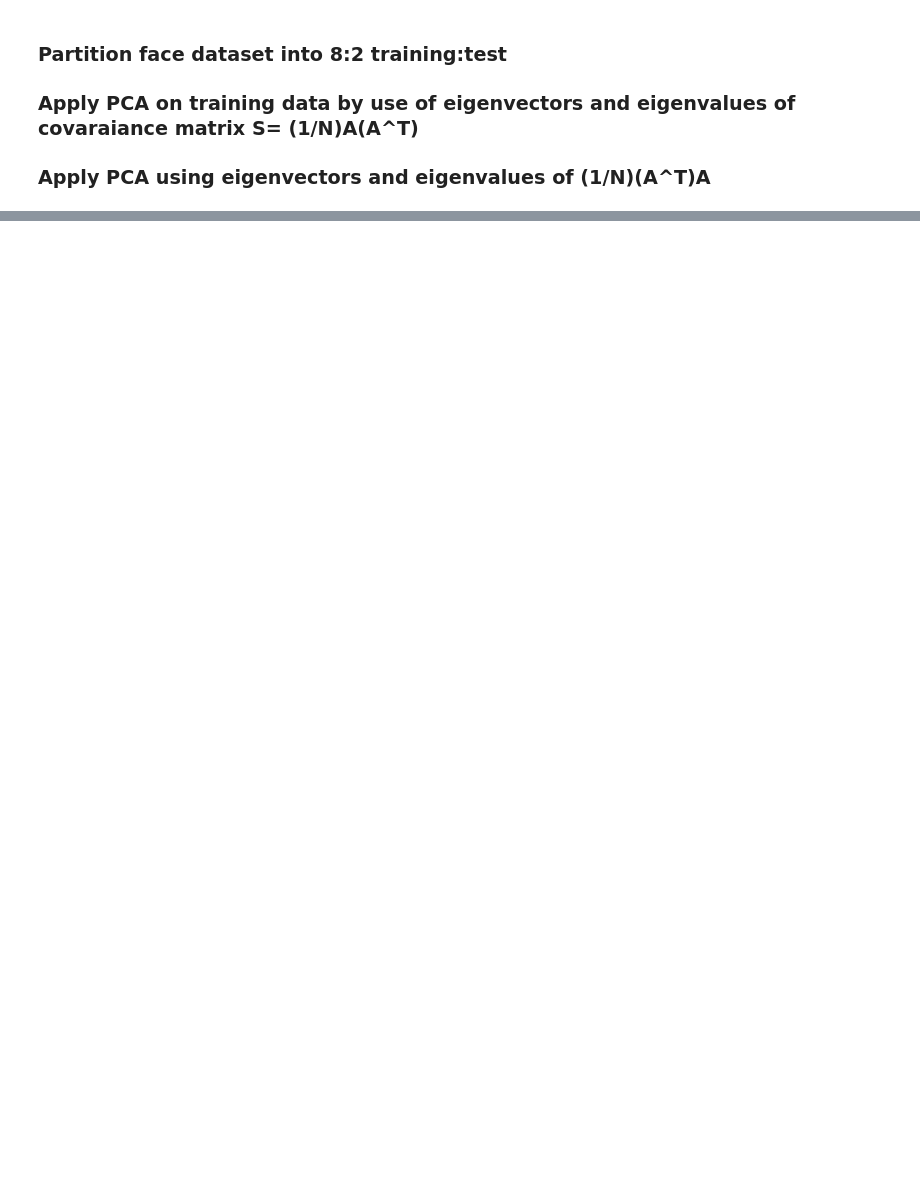
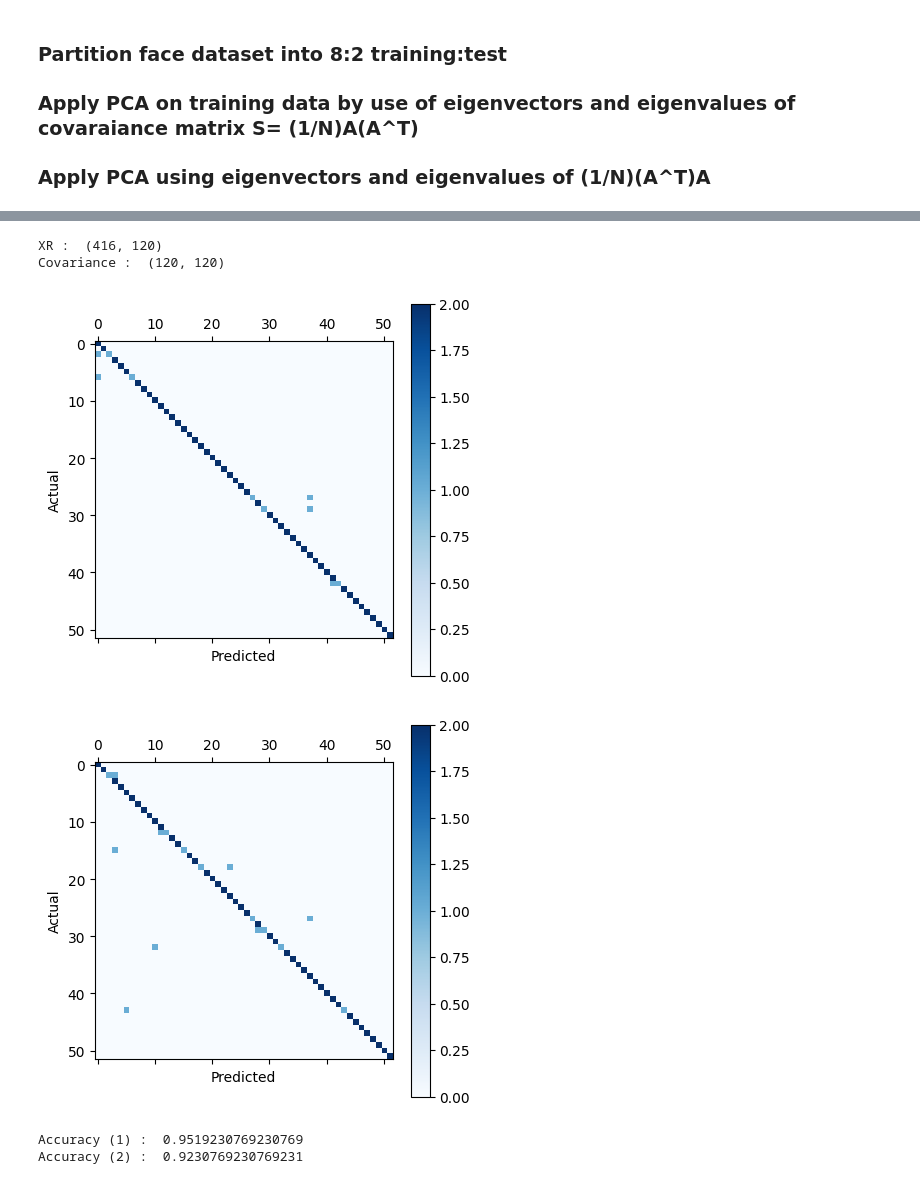
Before and after one commit to Swar2424/CS, a Jupyter notebook: lda-q2.ipynb, the cells around one changed output, grey strips where cells are left out. Drawn from its saved outputs; the diff is of its cells as text; code cells hidden in the pictures; blank space fills up the shorter version.

```diff
--- a/lda-q2.ipynb
+++ b/lda-q2.ipynb
@@ -233,0 +260,44 @@ Accuracy :  0.4423076923076923
+# %%
+pca = PCA(n_components=120)
+pca.fit(X_train)
+Xr = pca.transform(X_train)
+Xt = pca.transform(X_test)
+print("XR : ", Xr.shape)
+
+labels2 = np.array([j+1 for j in range(52) for i in range(8)])
+
+lda = LinearDiscriminantAnalysis(store_covariance = True)
+lda.fit(X_train, labels2)
+res = lda.predict(X_test)
+
+lda = LinearDiscriminantAnalysis(solver="eigen")
+lda.fit(Xr, labels2)
+res2 = lda.predict(Xt)
+
+print("Covariance : ", lda.covariance_.shape)
+
+cm = confusion_matrix(labels, res)
+
+plt.matshow(cm, cmap = 'Blues')
+plt.colorbar()
+plt.ylabel('Actual')
+plt.xlabel('Predicted')
+plt.show()
+
+cm2 = confusion_matrix(labels, res2)
+
+plt.matshow(cm2, cmap = 'Blues')
+plt.colorbar()
+plt.ylabel('Actual')
+plt.xlabel('Predicted')
+plt.show()
+
+print("Accuracy (1) : ", sum(np.equal(res, labels))/len(res))
+print("Accuracy (2) : ", sum(np.equal(res2, labels))/len(res2))
+# %% [output]
+XR :  (416, 120)
+Covariance :  (120, 120)
+[figure, added]
+[figure, added]
+Accuracy (1) :  0.9519230769230769
+Accuracy (2) :  0.9230769230769231
```
Also changed, not shown: parts of 8 cells of this notebook.
